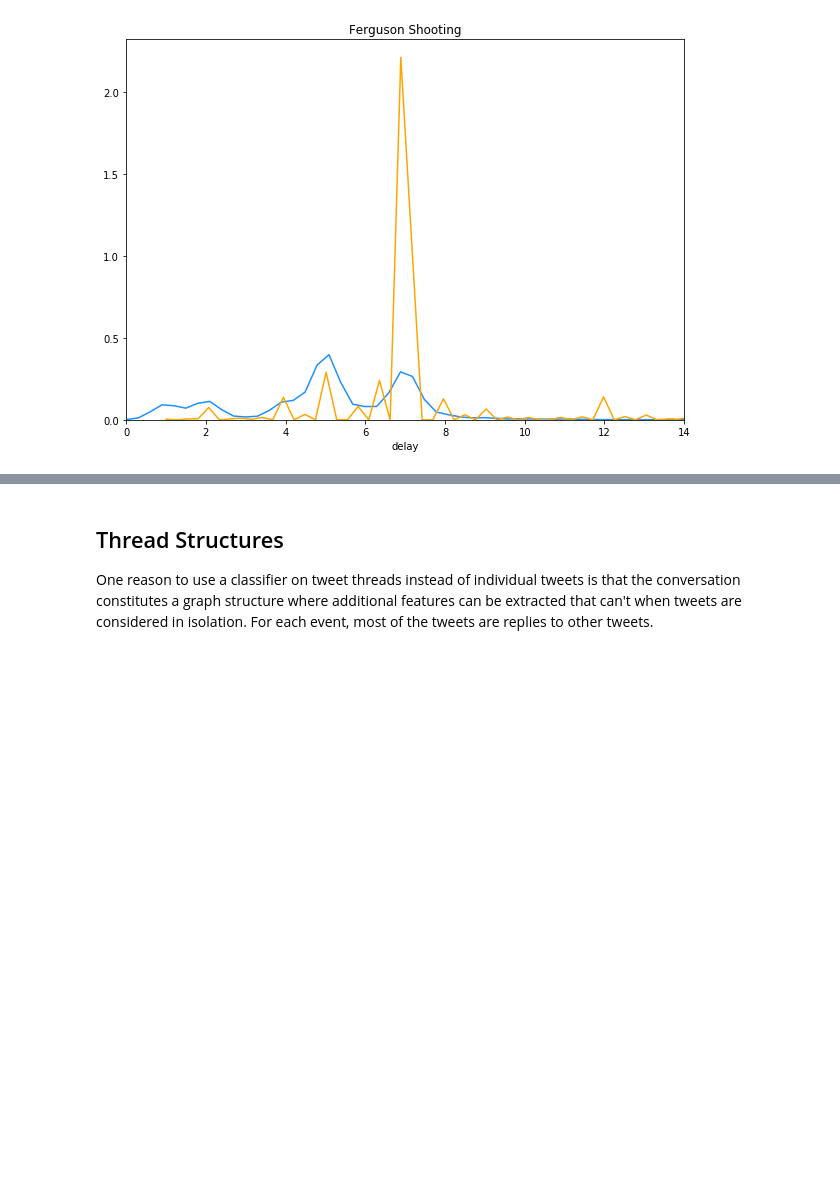
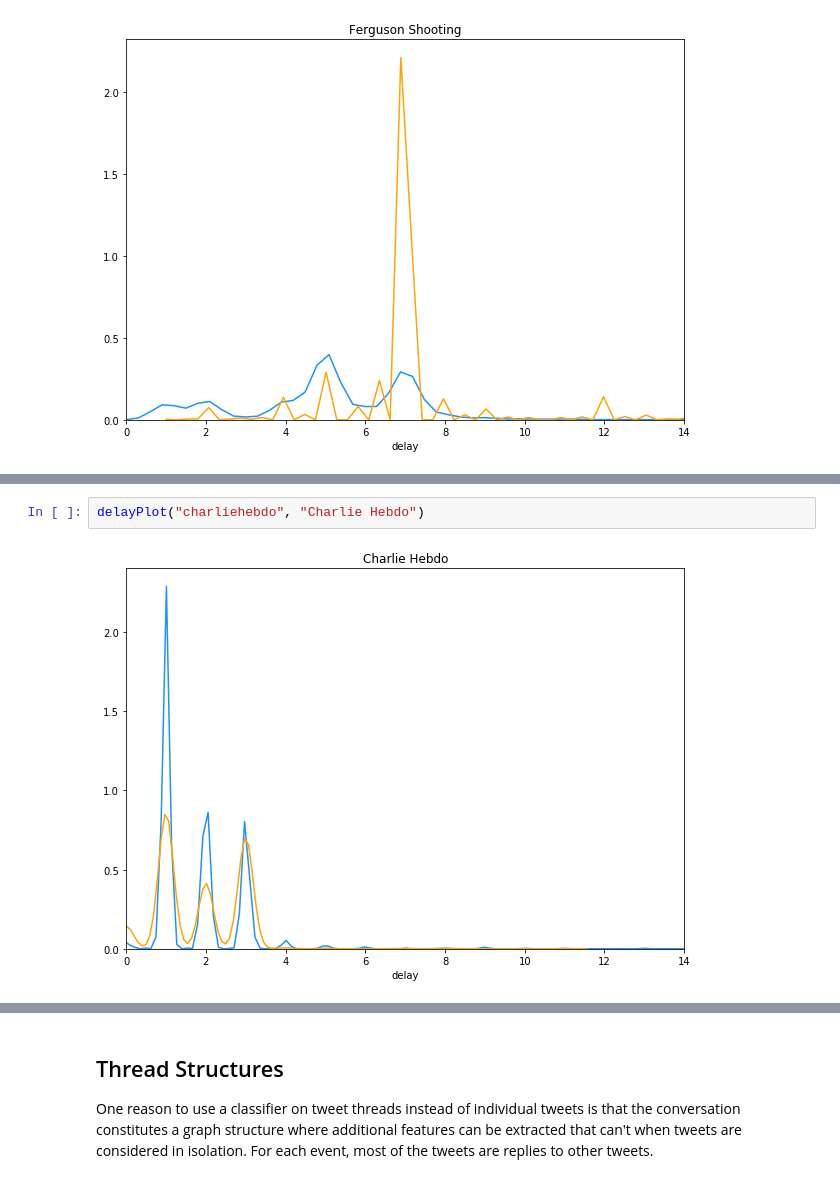
Before and after one commit to steve-kasica/pheme-rnr-knowledge-discovery, a Jupyter notebook: exploratory_data_analysis.ipynb, the cells around one changed output, grey strips where cells are left out. Cells and saved outputs as stored; diff of their text form; blank space fills up the shorter version.

```diff
--- a/exploratory_data_analysis.ipynb
+++ b/exploratory_data_analysis.ipynb
@@ -154,0 +159,4 @@ delayPlot("ferguson", "Ferguson Shooting")
+# %%
+delayPlot("charliehebdo", "Charlie Hebdo")
+# %% [output]
+[figure, added]
```
Also changed, not shown: parts of 10 cells of this notebook, 1 other file.
